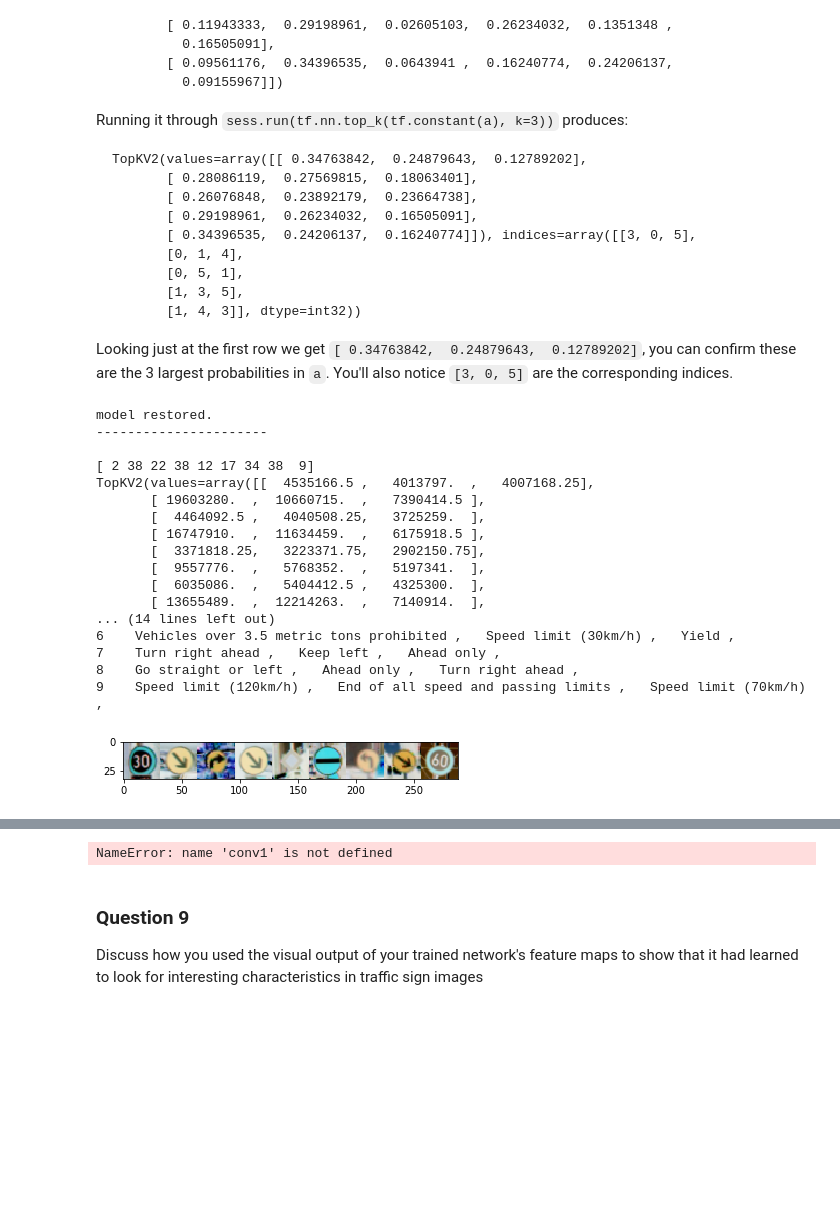
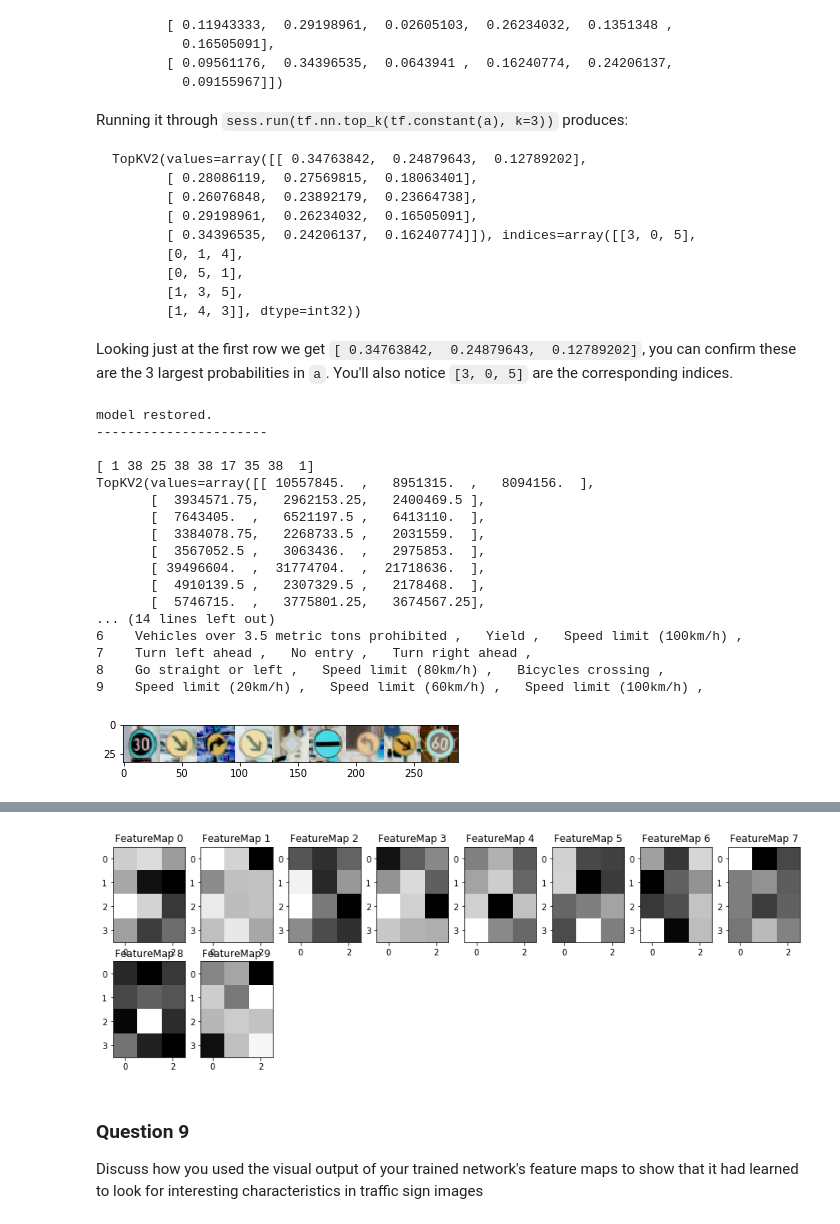
Before and after one commit to tempflip/CarND-Traffic-Sign-Classifier-Project, a Jupyter notebook: Traffic_Sign_Classifier.ipynb, the cells around one changed output, grey strips where cells are left out. Saved outputs shown, nothing was run; the diff lists cells and outputs as text; code cells hidden in the pictures; blank space fills up the shorter version.

```diff
--- a/Traffic_Sign_Classifier.ipynb
+++ b/Traffic_Sign_Classifier.ipynb
@@ -175,9 +178,15 @@ print(y_train.shape, y_valid.shape)
 import tensorflow as tf
 ### Define your architecture here.
 ### Feel free to use as many code cells as needed.
+
+weights = [
+    tf.Variable(tf.random_normal([4,4,3,10])),
+    tf.Variable(tf.random_normal([3,3,10,30]))
+]
+
 def model(x):
     #convolutional layer #1
-    L1_w = tf.Variable(tf.random_normal([4,4,3,10]))
+    L1_w = weights[0]
     L1_b = tf.Variable(tf.random_normal([10]))
 
     conv1 = tf.nn.conv2d(x, L1_w, [1,1,1,1], 'VALID') + L1_b
@@ -186,7 +195,7 @@ def model(x):
 
     #convolutional layer #1
 
-    L2_w = tf.Variable(tf.random_normal([3,3,10,30]))
+    L2_w = weights[1]
     L2_b = tf.Variable(tf.random_normal([30]))
     conv2 = tf.nn.conv2d(pool1, L2_w, [1,1,1,1], 'VALID') + L2_b
     relu2 = tf.nn.relu(conv2)
@@ -406,20 +426,20 @@ for i, top_preds in enumerate(top_pred[1]):
 model restored.
 ----------------------
 
-[ 2 38 22 38 12 17 34 38  9]
-TopKV2(values=array([[  4535166.5 ,   4013797.  ,   4007168.25],
-       [ 19603280.  ,  10660715.  ,   7390414.5 ],
-       [  4464092.5 ,   4040508.25,   3725259.  ],
-       [ 16747910.  ,  11634459.  ,   6175918.5 ],
-       [  3371818.25,   3223371.75,   2902150.75],
-       [  9557776.  ,   5768352.  ,   5197341.  ],
-       [  6035086.  ,   5404412.5 ,   4325300.  ],
-       [ 13655489.  ,  12214263.  ,   7140914.  ],
+[ 1 38 25 38 38 17 35 38  1]
+TopKV2(values=array([[ 10557845.  ,   8951315.  ,   8094156.  ],
+       [  3934571.75,   2962153.25,   2400469.5 ],
+       [  7643405.  ,   6521197.5 ,   6413110.  ],
+       [  3384078.75,   2268733.5 ,   2031559.  ],
+       [  3567052.5 ,   3063436.  ,   2975853.  ],
+       [ 39496604.  ,  31774704.  ,  21718636.  ],
+       [  4910139.5 ,   2307329.5 ,   2178468.  ],
+       [  5746715.  ,   3775801.25,   3674567.25],
 ... (14 lines left out)
-6    Vehicles over 3.5 metric tons prohibited ,   Speed limit (30km/h) ,   Yield ,
-7    Turn right ahead ,   Keep left ,   Ahead only ,
-8    Go straight or left ,   Ahead only ,   Turn right ahead ,
-9    Speed limit (120km/h) ,   End of all speed and passing limits ,   Speed limit (70km/h) ,
+6    Vehicles over 3.5 metric tons prohibited ,   Yield ,   Speed limit (100km/h) ,
+7    Turn left ahead ,   No entry ,   Turn right ahead ,
+8    Go straight or left ,   Speed limit (80km/h) ,   Bicycles crossing ,
+9    Speed limit (20km/h) ,   Speed limit (60km/h) ,   Speed limit (100km/h) ,
 [figure]
 # %% [markdown]
 ---
@@ -444,36 +464,41 @@ For an example of what feature map outputs look like, check out NVIDIA's results
 ### Visualize your network's feature maps here.
 ### Feel free to use as many code cells as needed.
 
 # image_input: the test image being fed into the network to produce the feature maps
 # tf_activation: should be a tf variable name used during your training procedure that represents the calculated state of a specific weight layer
 # activation_min/max: can be used to view the activation contrast in more detail, by default matplot sets min and max to the actual min and max values of the output
 # plt_num: used to plot out multiple different weight feature map sets on the same block, just extend the plt number for each new feature map entry
 
 def outputFeatureMap(image_input, tf_activation, activation_min=-1, activation_max=-1 ,plt_num=1):
     # Here make sure to preprocess your image_input in a way your network expects
     # with size, normalization, ect if needed
     # image_input =
     # Note: x should be the same name as your network's tensorflow data placeholder variable
     # If you get an error tf_activation is not defined it maybe having trouble accessing the variable from inside a function
-    activation = tf_activation.eval(session=sess,feed_dict={x : image_input})
+    activation = tf_activation.eval(session=session ) #,feed_dict={x : image_input})
     featuremaps = activation.shape[3]
     plt.figure(plt_num, figsize=(15,15))
     for featuremap in range(featuremaps):
         plt.subplot(6,8, featuremap+1) # sets the number of feature maps to show on each row and column
         plt.title('FeatureMap ' + str(featuremap)) # displays the feature map number
         if activation_min != -1 & activation_max != -1:
             plt.imshow(activation[0,:,:, featuremap], interpolation="nearest", vmin =activation_min, vmax=activation_max, cmap="gray")
         elif activation_max != -1:
             plt.imshow(activation[0,:,:, featuremap], interpolation="nearest", vmax=activation_max, cmap="gray")
         elif activation_min !=-1:
             plt.imshow(activation[0,:,:, featuremap], interpolation="nearest", vmin=activation_min, cmap="gray")
         else:
             plt.imshow(activation[0,:,:, featuremap], interpolation="nearest", cmap="gray")
 
 
-outputFeatureMap(X_train[1], conv1)
+
+#outputFeatureMap(X_train[1].reshape(1,32,32,3), weights[3])
+with tf.Session() as session:
+    saver.restore(session, "./trained_model")
+    outputFeatureMap(imglist, weights[0])
+    #outputFeatureMap(X_train[1].reshape(1,32,32,3), weights[0])
 # %% [output]
-NameError: name 'conv1' is not defined
+[figure, added]
 # %% [markdown]
 ### Question 9
 
```
Also changed, not shown: parts of 4 cells of this notebook, 1 other file.
